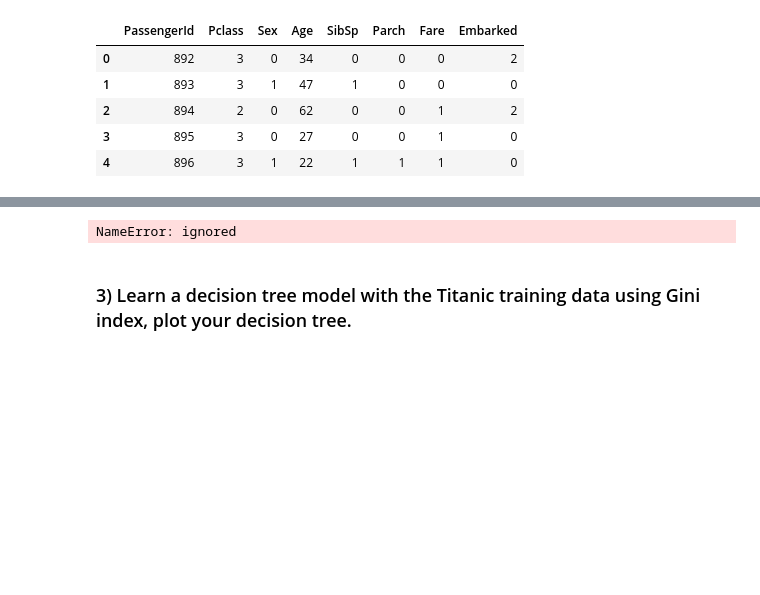
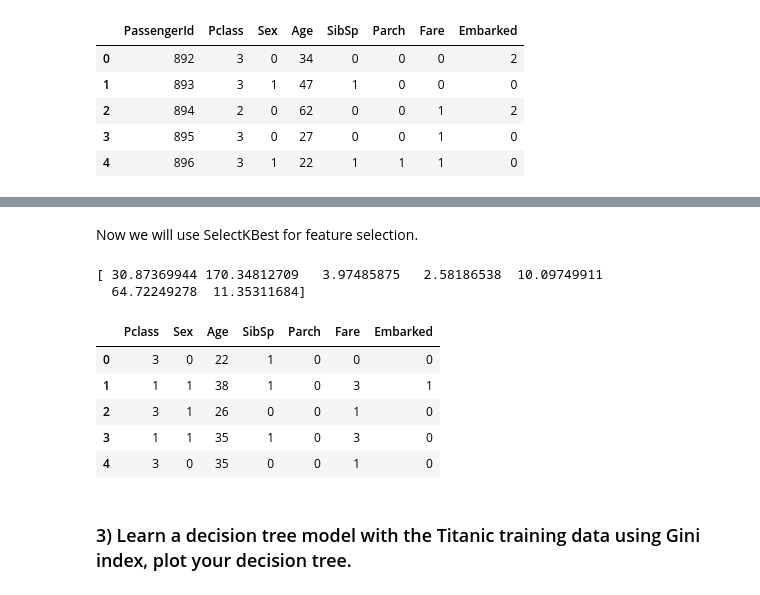
Before and after one commit to ayberkcorp/cap5610-machine_learning, a Jupyter notebook: hw2/code.ipynb, the cells around one changed output, grey strips where cells are left out. Cells and saved outputs as stored; diff of their text form; code cells hidden in the pictures; blank space fills up the shorter version.

```diff
--- a/hw2/code.ipynb
+++ b/hw2/code.ipynb
@@ -104,13 +122,20 @@ We use
+# %% [markdown]
+Now we will use SelectKBest for feature selection.
 # %%
-Kbestscore = SelectKBest(score_func=chi2, k=4)
-fit = Kbestscore.fit(X_train, Y_train)
-np.set_printoptions(precision=3)
+SKB = SelectKBest(score_func=chi2, k=4)
+fit = SKB.fit(X_train, Y_train)
 print(fit.scores_)
 features = fit.transform(X_train)
-print(features[0:5,:])
-print (X_train.head())
+X_train.head()
 # %% [output]
-NameError: ignored
+[ 30.87369944 170.34812709   3.97485875   2.58186538  10.09749911
+  64.72249278  11.35311684]
+|  | Pclass | Sex | Age | SibSp | Parch | Fare | Embarked |
+| 0 | 3 | 0 | 22 | 1 | 0 | 0 | 0 |
+| 1 | 1 | 1 | 38 | 1 | 0 | 3 | 1 |
+| 2 | 3 | 1 | 26 | 0 | 0 | 1 | 0 |
+| 3 | 1 | 1 | 35 | 1 | 0 | 3 | 0 |
+| 4 | 3 | 0 | 35 | 0 | 0 | 1 | 0 |
 # %% [markdown]
 ### 3) Learn a decision tree model with the Titanic training data using Gini index, plot your decision tree.
 # %% [markdown]
```
Also changed, not shown: parts of 5 cells of this notebook.
